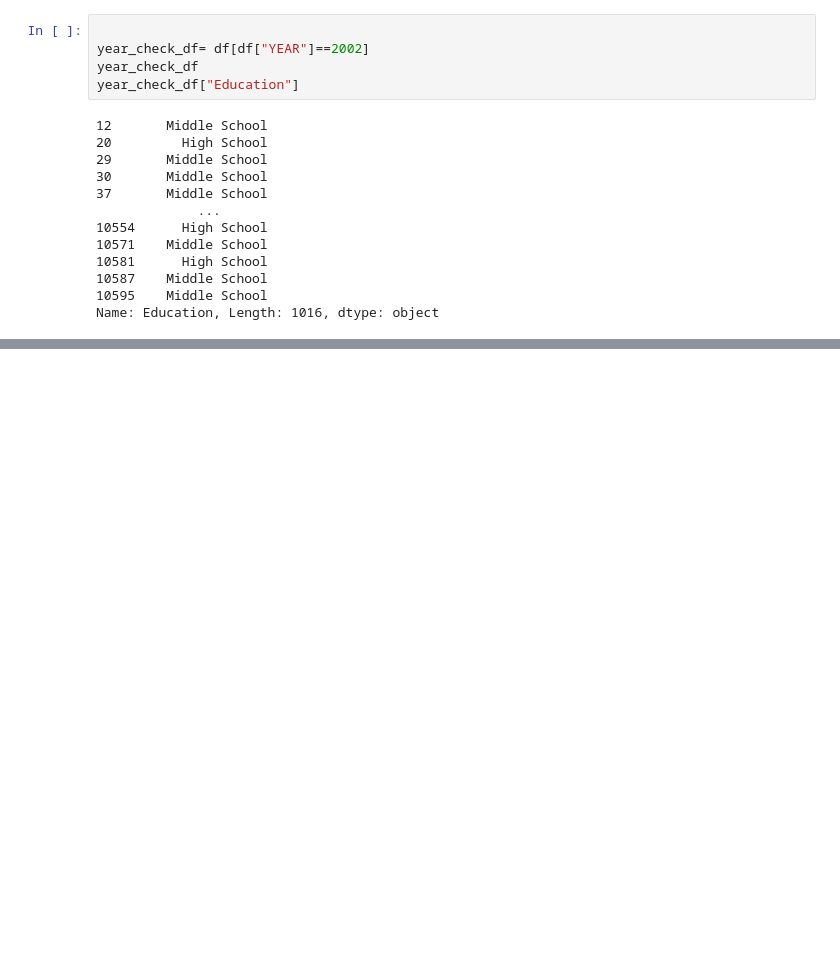
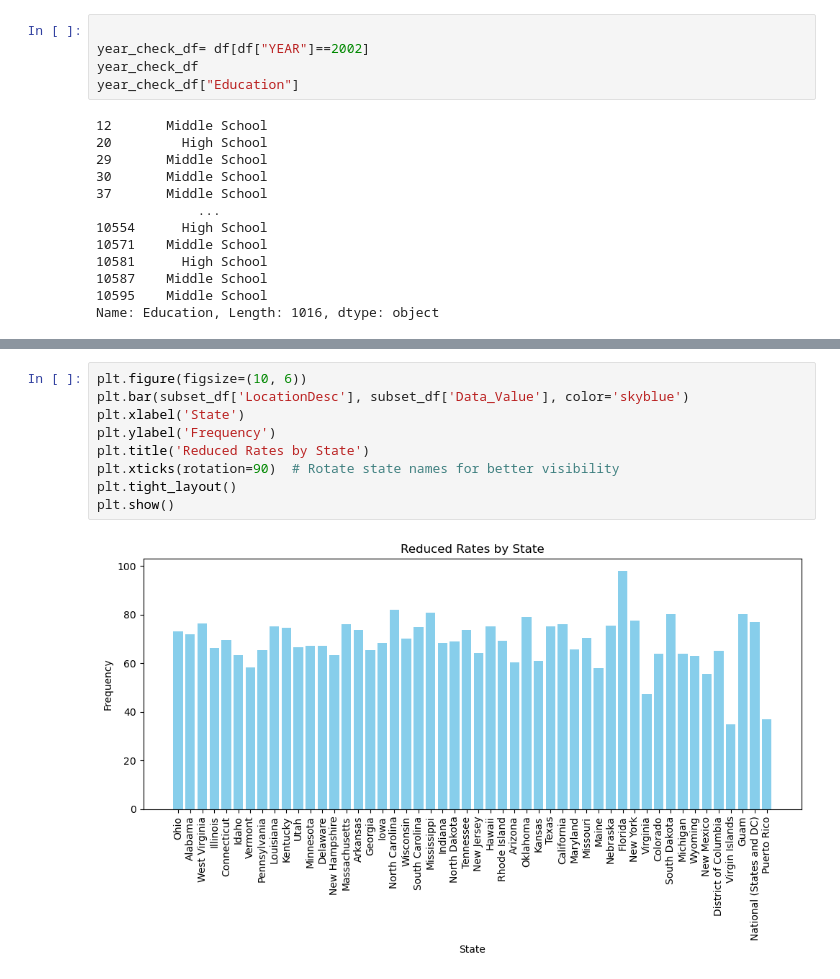
Before and after one commit to Lovelourdie/Project1_DataViz, a Jupyter notebook: clean_data.ipynb, the cells around one changed output, grey strips where cells are left out. Saved outputs shown, nothing was run; the diff lists cells and outputs as text; blank space fills up the shorter version.

```diff
--- a/clean_data.ipynb
+++ b/clean_data.ipynb
@@ -242,0 +256,11 @@ TopicDesc_Smokeless Tobacco Use (Youth)                                 1.000000
+# %%
+plt.figure(figsize=(10, 6))
+plt.bar(subset_df['LocationDesc'], subset_df['Data_Value'], color='skyblue')
+plt.xlabel('State')
+plt.ylabel('Frequency')
+plt.title('Reduced Rates by State')
+plt.xticks(rotation=90)  # Rotate state names for better visibility
+plt.tight_layout()
+plt.show()
+# %% [output]
+[figure, added]
```
Also changed, not shown: parts of 5 cells of this notebook, 1 other file.
